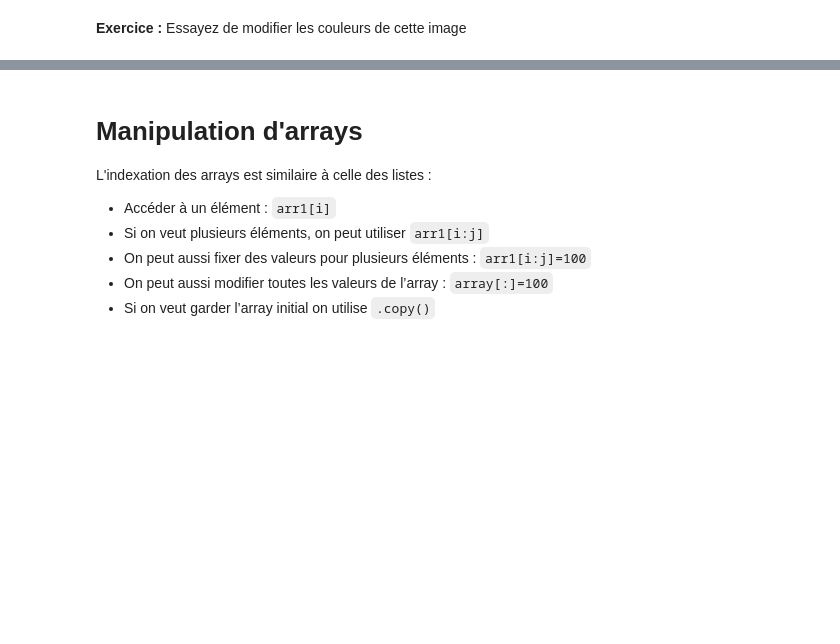
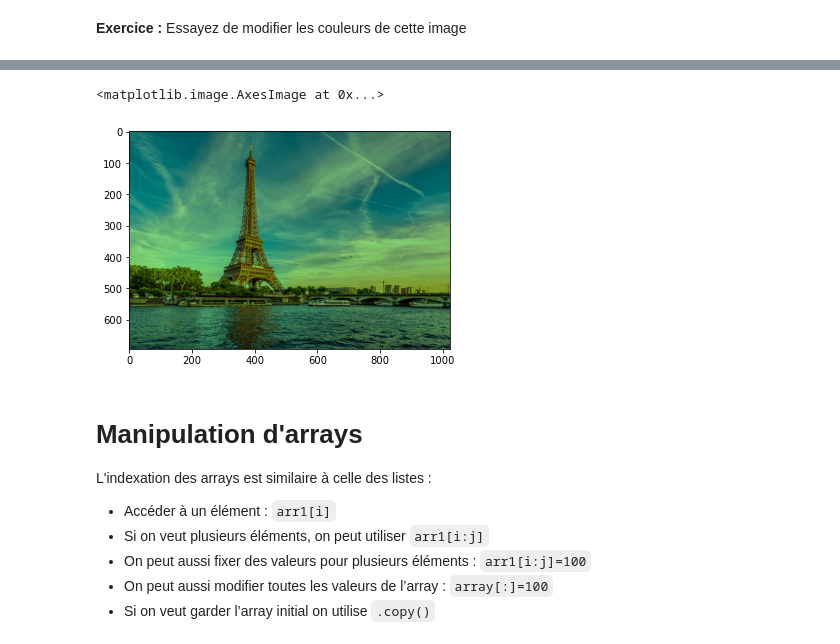
Before and after one commit to stat4decision/python-socio-jan2021, a Jupyter notebook: 05_numpy.ipynb, the cells around one changed output, grey strips where cells are left out. Drawn from its saved outputs; the diff is of its cells as text; code cells hidden in the pictures; blank space fills up the shorter version.

```diff
--- a/05_numpy.ipynb
+++ b/05_numpy.ipynb
@@ -139,3 +227,9 @@ plt.imshow(image_paris)
+# %%
+# on préférera le broadcasting
+plt.imshow(image_paris * np.array([0.5,0.9,0.5]))
+# %% [output]
+<matplotlib.image.AxesImage at 0x...>
+[figure, added]
 # %% [markdown]
 # Manipulation d'arrays
 
```
Also changed, not shown: parts of 36 cells of this notebook, 4 other files.
